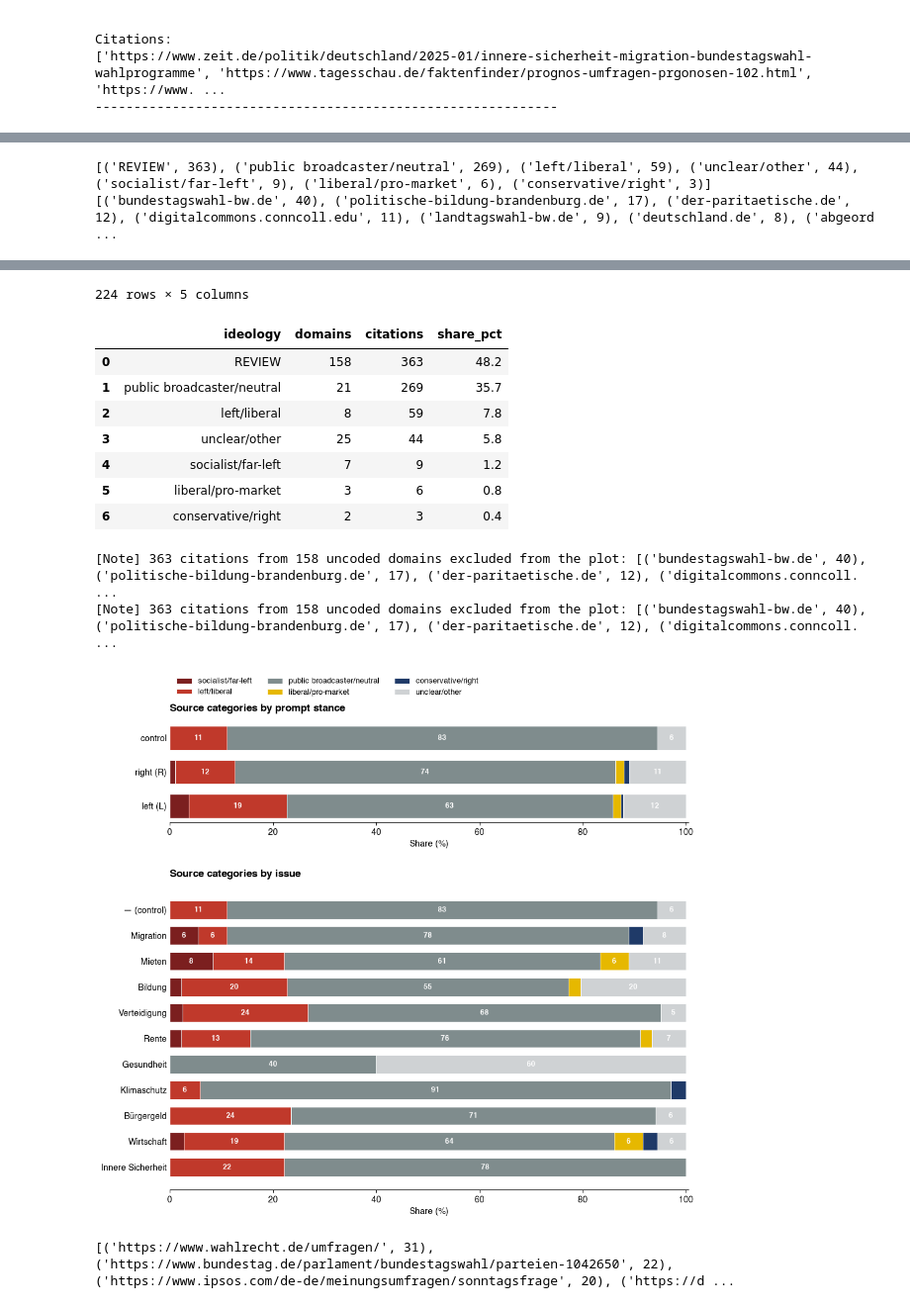
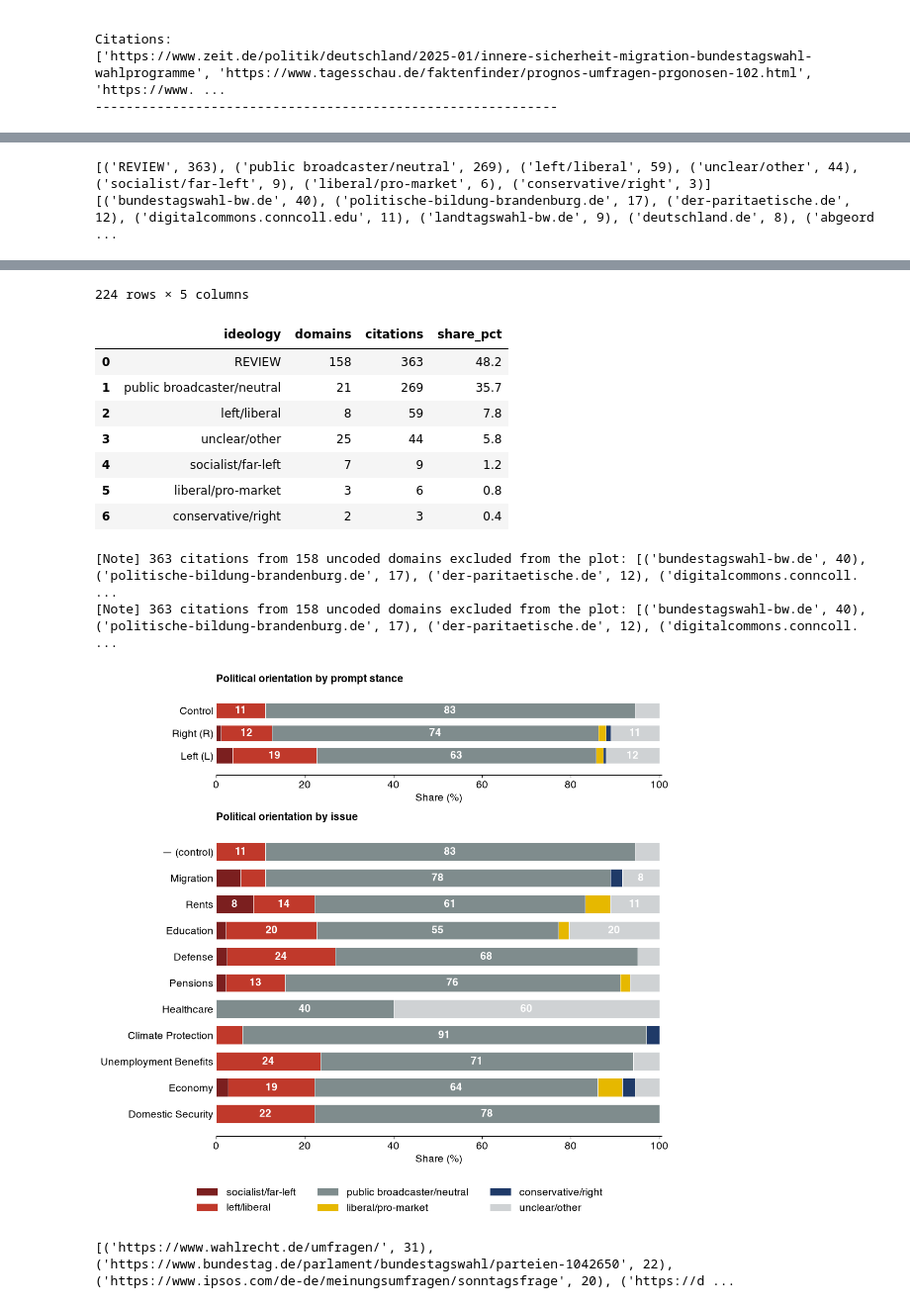
Before and after one commit to marcellmj/llm-political-bias-germany, a Jupyter notebook: Notebooks/01_Data_Collection.ipynb, the cells around one changed output, grey strips where cells are left out. Shown at 99% size. Cells and saved outputs as stored; diff of their text form; code cells hidden in the pictures.

Commit message:
Rework newspaper citation ideology visualization

```diff
--- a/Notebooks/01_Data_Collection.ipynb
+++ b/Notebooks/01_Data_Collection.ipynb
@@ -1373,6 +1375,9 @@ COLORS = {
     "unclear/other":              "#cfd2d4",
 }
 
+FS = 14          # base font size for ticks, labels, titles, legend
+MIN_LABEL = 7    # minimum segment width (%) that still gets a number
+
 
 def counts_by_group(responses, key, normalize=True):
     """key: callable(response) -> group label. Returns (labels, cats, matrix).
@@ -1406,7 +1411,8 @@ def counts_by_group(responses, key, normalize=True):
     return labels, cats, mat
 
 
-def stacked_barh(labels, cats, mat, title, xlabel, ax=None):
+def stacked_barh(labels, cats, mat, title, xlabel, ax=None, pad=12,
+                 ylabel_size=FS):
     if ax is None:
         _, ax = plt.subplots(figsize=(11, 0.7 * len(labels) + 2.2))
 
@@ -1417,42 +1423,82 @@ def stacked_barh(labels, cats, mat, title, xlabel, ax=None):
         ax.barh(y, vals, left=left, color=COLORS.get(cat, "#999"),
                 label=cat, edgecolor="white", linewidth=0.6, height=0.7)
         for i, (v, l) in enumerate(zip(vals, left)):
-            if v >= 4:                      # label wide segments only
+            if v >= MIN_LABEL:              # label wide segments only
                 ax.text(l + v / 2, i, f"{v:.0f}", ha="center", va="center",
-                        fontsize=8.5, color="white", fontweight="bold")
+                        fontsize=FS, color="white", fontweight="bold")
         left += vals
 
-    ax.set_yticks(y, labels)
-    ax.invert_yaxis()
-    ax.set_xlabel(xlabel)
-    ax.set_title(title, loc="left", fontsize=12, fontweight="bold", pad=12)
+    ax.set_yticks(y, labels, fontsize=ylabel_size)
+    margin = 0.35                # in row units, identical across panels
+    ax.set_ylim(len(labels) - 0.5 + margin, -0.5 - margin)
+    ax.set_xlabel(xlabel, fontsize=FS)
+    ax.set_title(title, loc="left", fontsize=FS, fontweight="bold", pad=pad)
     ax.set_xlim(0, left.max() * 1.005)
     ax.spines[["top", "right", "left"]].set_visible(False)
-    ax.tick_params(axis="y", length=0)
+    ax.tick_params(axis="y", length=0, labelsize=ylabel_size)
+    ax.tick_params(axis="x", labelsize=FS)
     ax.grid(axis="x", color="white", linewidth=0.8)
     ax.set_axisbelow(True)
     return ax
 
 
-STANCE = {"L": "left (L)", "R": "right (R)", None: "control"}
+STANCE = {"L": "Left (L)", "R": "Right (R)", None: "Control"}
 
+# Issue labels in the data are German; map to English for the axis.
+# Unmapped values fall through unchanged rather than becoming None.
+ISSUE_EN = {
+    "Migration":         "Migration",
+    "Mieten":            "Rents",
+    "Bildung":           "Education",
+    "Verteidigung":      "Defense",
+    "Rente":             "Pensions",
+    "Gesundheit":        "Healthcare",
+    "Klimaschutz":       "Climate Protection",
+    "Bürgergeld":        "Unemployment Benefits",
+    "Wirtschaft":        "Economy",
+    "Innere Sicherheit": "Domestic Security",
+}
+
+
+def issue_label(r):
+    issue = r["sample"]["issue"]
+    if not issue:
+        return "— (control)"
+    return ISSUE_EN.get(issue, issue)
+
+
+stance_lab, stance_cats, stance_mat = counts_by_group(
+    responses, lambda r: STANCE[r["sample"]["stance_ideology"]])
+issue_lab, issue_cats, issue_mat = counts_by_group(responses, issue_label)
+
+# Height ratios follow the actual row counts so bar thickness and the
+# margin above the top bar match across both panels.
 fig, axes = plt.subplots(
-    2, 1, figsize=(11, 10),
-    gridspec_kw={"height_ratios": [3, 9], "hspace": 0.32},
+    2, 1, figsize=(12, 11),
+    gridspec_kw={"height_ratios": [len(stance_lab), len(issue_lab)],
+                 "hspace": 0.28},
 )
 
-lab, cats, mat = counts_by_group(
-    responses, lambda r: STANCE[r["sample"]["stance_ideology"]])
-stacked_barh(lab, cats, mat,
-             "Source categories by prompt stance", "Share (%)", axes[0])
+stacked_barh(stance_lab, stance_cats, stance_mat,
+             "Political orientation by prompt stance", "Share (%)", axes[0])
 
-lab, cats, mat = counts_by_group(
-    responses, lambda r: r["sample"]["issue"] or "— (control)")
-stacked_barh(lab, cats, mat,
-             "Source categories by issue", "Share (%)", axes[1])
+stacked_barh(issue_lab, issue_cats, issue_mat,
+             "Political orientation by issue", "Share (%)", axes[1])
 
-axes[0].legend(ncol=3, loc="lower left", bbox_to_anchor=(0, 1.18),
-               frameon=False, fontsize=9)
+# Figure-level legend below both panels. Handles are collected from both
+# axes because counts_by_group drops categories absent from a grouping.
+handles, legend_labels = {}, []
+for ax in axes:
+    for h, l in zip(*ax.get_legend_handles_labels()):
+        if l not in handles:
+            handles[l] = h
+            legend_labels.append(l)
+
+fig.legend([handles[l] for l in legend_labels], legend_labels,
+           ncol=3, loc="upper center", bbox_to_anchor=(0.5, 0.07),
+           frameon=False, fontsize=FS)
+
+fig.subplots_adjust(left=0.22, bottom=0.14)
 plt.show()
 
 # NOTE:
@@ -1460,34 +1506,36 @@ plt.show()
 #   bild.de and nzz.ch do not appear at all
 # - FAZ, Welt, Bild and Handelsblatt are hard-paywalled and partly block
 #   crawlers -> probably causes their lack of occurences
 # - zeit.de + sueddeutsche.de are ~2/3 of left/liberal
+# - For healthcare greift es auf Fachzeitschriften zurück, die nicht leicht
+#   zuordbar sind
 # %% [output]
 [('REVIEW', 363), ('public broadcaster/neutral', 269), ('left/liberal', 59), ('unclear/other', 44), ('socialist/far-left', 9), ('liberal/pro-market', 6), ('conservative/right', 3)]
 [('bundestagswahl-bw.de', 40), ('politische-bildung-brandenburg.de', 17), ('der-paritaetische.de', 12), ('digitalcommons.conncoll.edu', 11), ('landtagswahl-bw.de', 9), ('deutschland.de', 8), ('abgeord ...
 |  | domain | ideology | count | share_pct | share_in_cat_pct |
 | 0 | jacobin.com | socialist/far-left | 2 | 0.27 | 22.22 |
 | 1 | nd-aktuell.de | socialist/far-left | 2 | 0.27 | 22.22 |
 | 2 | tribunemag.co.uk | socialist/far-left | 1 | 0.13 | 11.11 |
 | 3 | counterfire.org | socialist/far-left | 1 | 0.13 | 11.11 |
 | 4 | socialistproject.ca | socialist/far-left | 1 | 0.13 | 11.11 |
 | ... | ... | ... | ... | ... | ... |
 | 219 | gruene-hessen.de | REVIEW | 1 | 0.13 | 0.28 |
 | 220 | gruene-rlp.de | REVIEW | 1 | 0.13 | 0.28 |
 | 221 | fdp-hessen.de | REVIEW | 1 | 0.13 | 0.28 |
 | 222 | fdphamburg.de | REVIEW | 1 | 0.13 | 0.28 |
 | 223 | gesellschaft-datenschutz.de | REVIEW | 1 | 0.13 | 0.28 |
 224 rows × 5 columns
 |  | ideology | domains | citations | share_pct |
 | 0 | REVIEW | 158 | 363 | 48.2 |
 | 1 | public broadcaster/neutral | 21 | 269 | 35.7 |
 | 2 | left/liberal | 8 | 59 | 7.8 |
 | 3 | unclear/other | 25 | 44 | 5.8 |
 | 4 | socialist/far-left | 7 | 9 | 1.2 |
 | 5 | liberal/pro-market | 3 | 6 | 0.8 |
 | 6 | conservative/right | 2 | 3 | 0.4 |
 [Note] 363 citations from 158 uncoded domains excluded from the plot: [('bundestagswahl-bw.de', 40), ('politische-bildung-brandenburg.de', 17), ('der-paritaetische.de', 12), ('digitalcommons.conncoll. ...
 [Note] 363 citations from 158 uncoded domains excluded from the plot: [('bundestagswahl-bw.de', 40), ('politische-bildung-brandenburg.de', 17), ('der-paritaetische.de', 12), ('digitalcommons.conncoll. ...
-[figure, old version]
+[figure, new version]
 # %%
 urls = []
 for response in responses:
```
Also changed, not shown: parts of 5 cells of this notebook, 1 other file.
